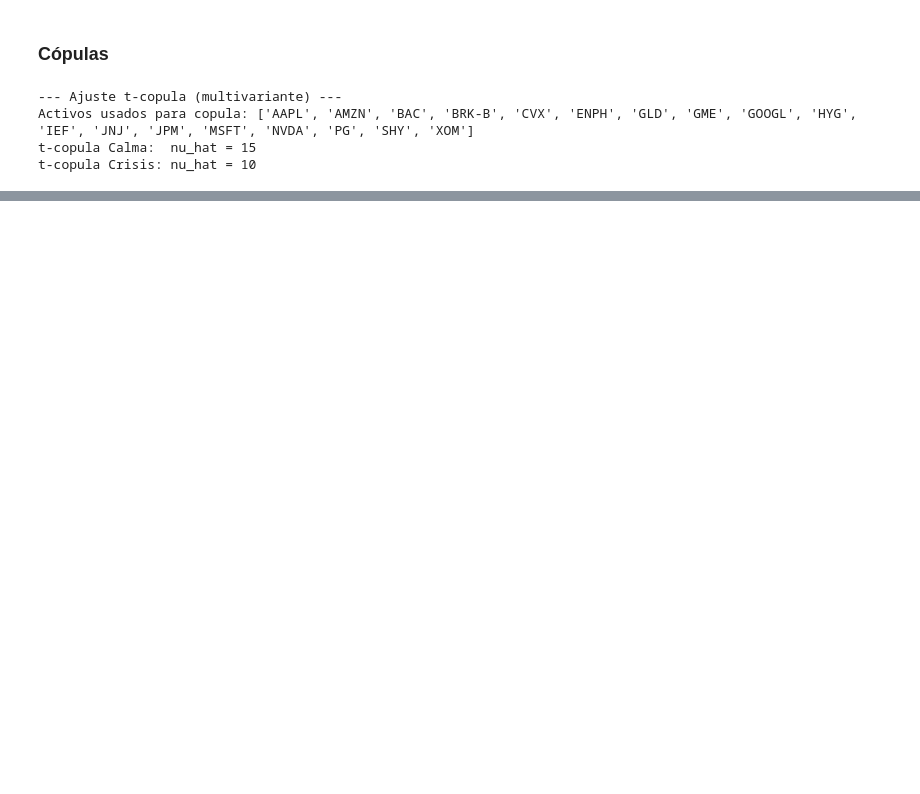
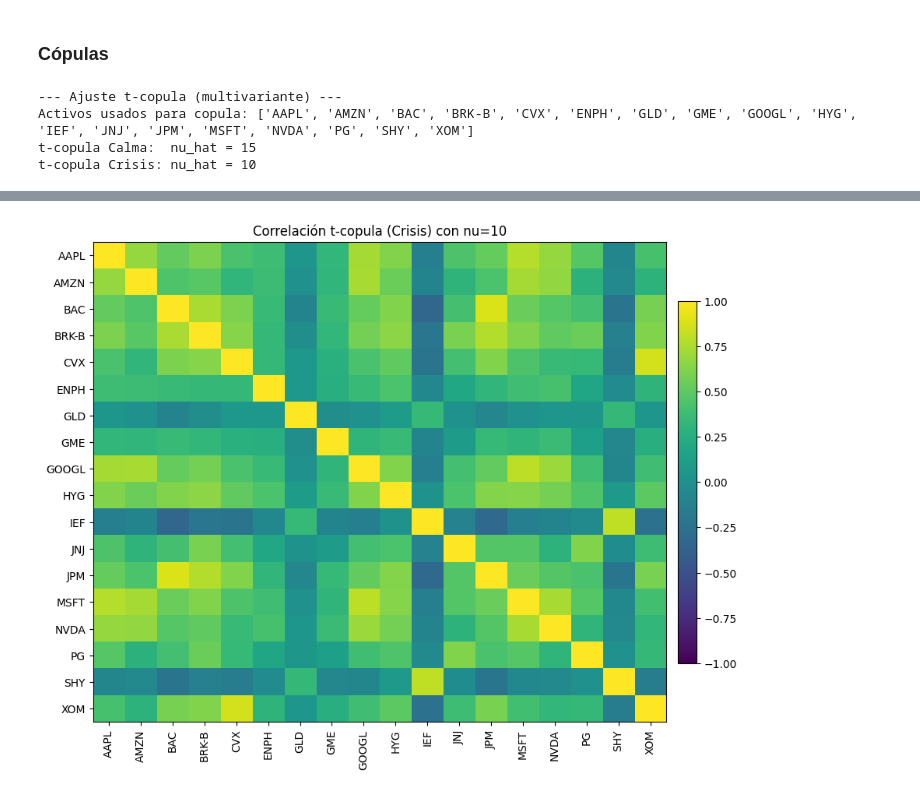
Before and after one commit to alonsodt/Practica-Riesgos-MIAX, a Jupyter notebook: Riesgos (1).ipynb, the cells around one changed output, grey strips where cells are left out. Saved outputs shown, nothing was run; the diff lists cells and outputs as text; code cells hidden in the pictures; blank space fills up the shorter version.

```diff
--- a/Riesgos (1).ipynb
+++ b/Riesgos (1).ipynb
@@ -855,0 +787,5 @@ Media λ (Crisis): 0.06797300456482919
+# %%
+nu_crisis_corr_df = pd.DataFrame(nu_crisis_corr, index=crisis_columns, columns=crisis_columns)
+plot_heatmap_corr(nu_crisis_corr_df, f"Correlación t-copula (Crisis) con nu={crisis_nu}", vmin=-1, vmax=1)
+# %% [output]
+[figure, added]
```
Also changed, not shown: parts of 27 cells of this notebook.
